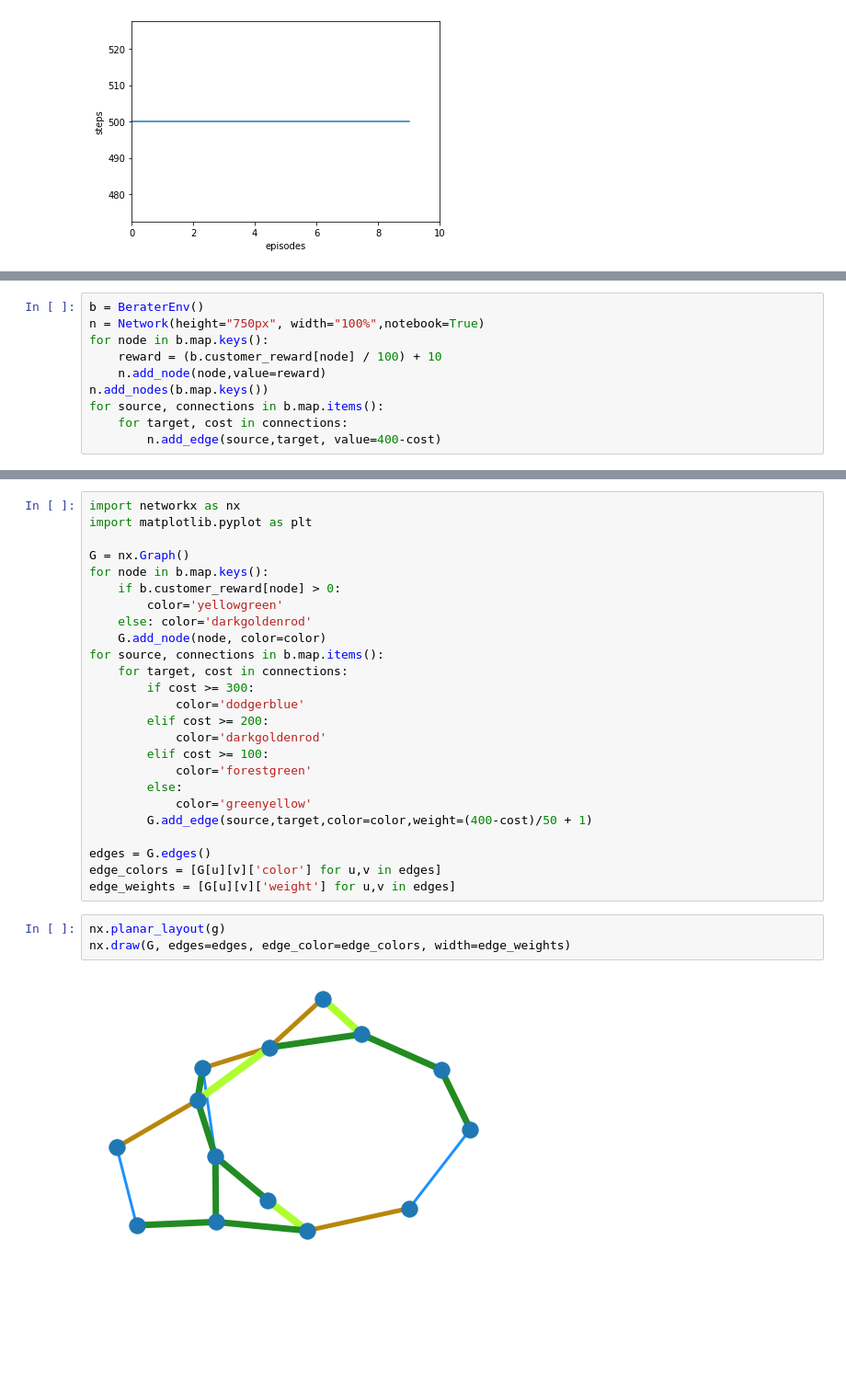
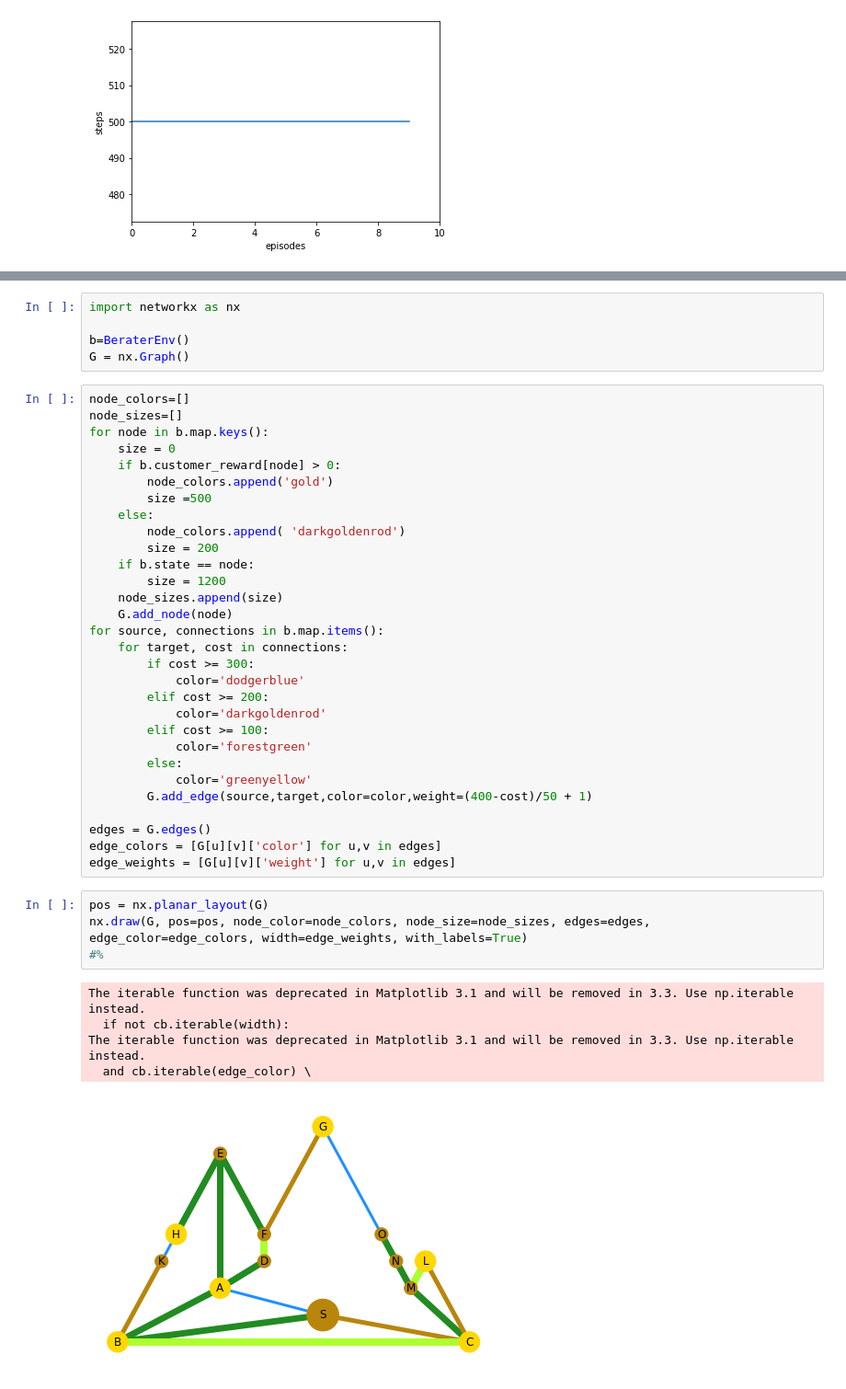
Before and after one commit to christianhidber/easyagents, a Jupyter notebook: jupyter_notebooks/berater_vis.ipynb, the cells around one changed output, grey strips where cells are left out. Shown at 92% size. Saved outputs shown, nothing was run; the diff lists cells and outputs as text; blank space fills up the shorter version.

Commit message:
networkx import in notebook

```diff
--- a/jupyter_notebooks/berater_vis.ipynb
+++ b/jupyter_notebooks/berater_vis.ipynb
@@ -388,10 +305,0 @@ got_net.show("got_net.html")
-# %%
-b = BeraterEnv()
-n = Network(height="750px", width="100%",notebook=True)
-for node in b.map.keys():
-    reward = (b.customer_reward[node] / 100) + 10
-    n.add_node(node,value=reward)
-n.add_nodes(b.map.keys())
-for source, connections in b.map.items():
-    for target, cost in connections:
-        n.add_edge(source,target, value=400-cost)
@@ -420,13 +306,23 @@ n.nodes
+# %%
+import networkx as nx
+
+b=BeraterEnv()
+G = nx.Graph()
 # %%
-import networkx as nx
-import matplotlib.pyplot as plt
-
-G = nx.Graph()
+node_colors=[]
+node_sizes=[]
 for node in b.map.keys():
+    size = 0
     if b.customer_reward[node] > 0:
-        color='yellowgreen'
-    else: color='darkgoldenrod'
-    G.add_node(node, color=color)
+        node_colors.append('gold')
+        size =500
+    else:
+        node_colors.append( 'darkgoldenrod')
+        size = 200
+    if b.state == node:
+        size = 1200
+    node_sizes.append(size)
+    G.add_node(node)
 for source, connections in b.map.items():
     for target, cost in connections:
         if cost >= 300:
@@ -443,7 +339,12 @@ edges = G.edges()
 edge_colors = [G[u][v]['color'] for u,v in edges]
 edge_weights = [G[u][v]['weight'] for u,v in edges]
 # %%
-nx.planar_layout(g)
-nx.draw(G, edges=edges, edge_color=edge_colors, width=edge_weights)
+pos = nx.planar_layout(G)
+nx.draw(G, pos=pos, node_color=node_colors, node_size=node_sizes, edges=edges, edge_color=edge_colors, width=edge_weights, with_labels=True)
+#%
 # %% [output]
+The iterable function was deprecated in Matplotlib 3.1 and will be removed in 3.3. Use np.iterable instead.
+  if not cb.iterable(width):
+The iterable function was deprecated in Matplotlib 3.1 and will be removed in 3.3. Use np.iterable instead.
+  and cb.iterable(edge_color) \
-[figure, old version]
+[figure, new version]
```
Also changed, not shown: parts of 13 cells of this notebook, 2 other files.
